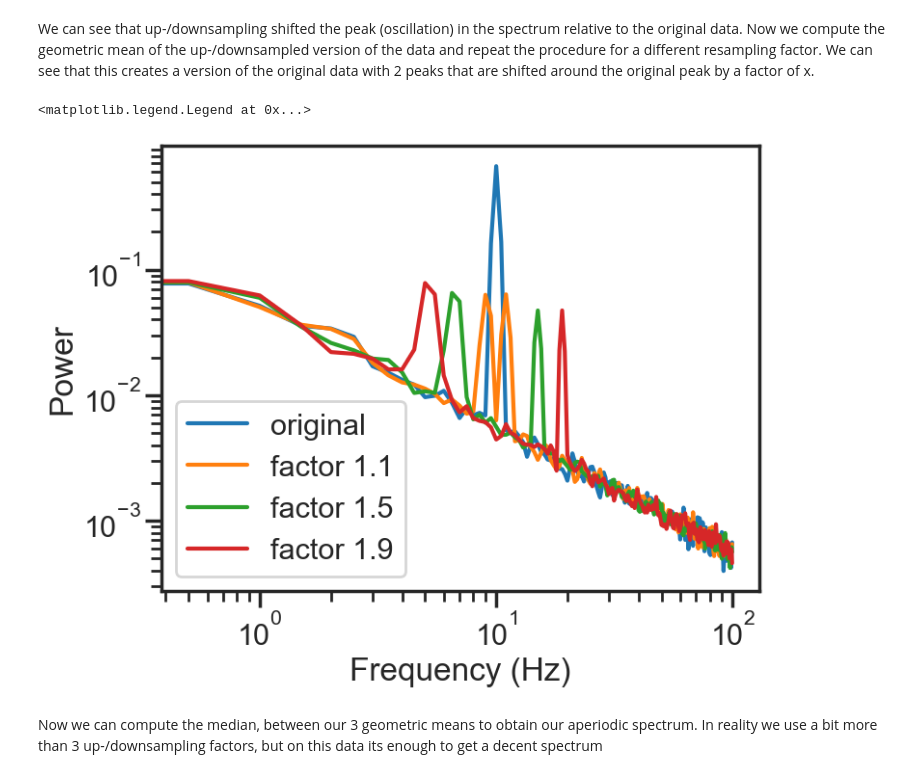
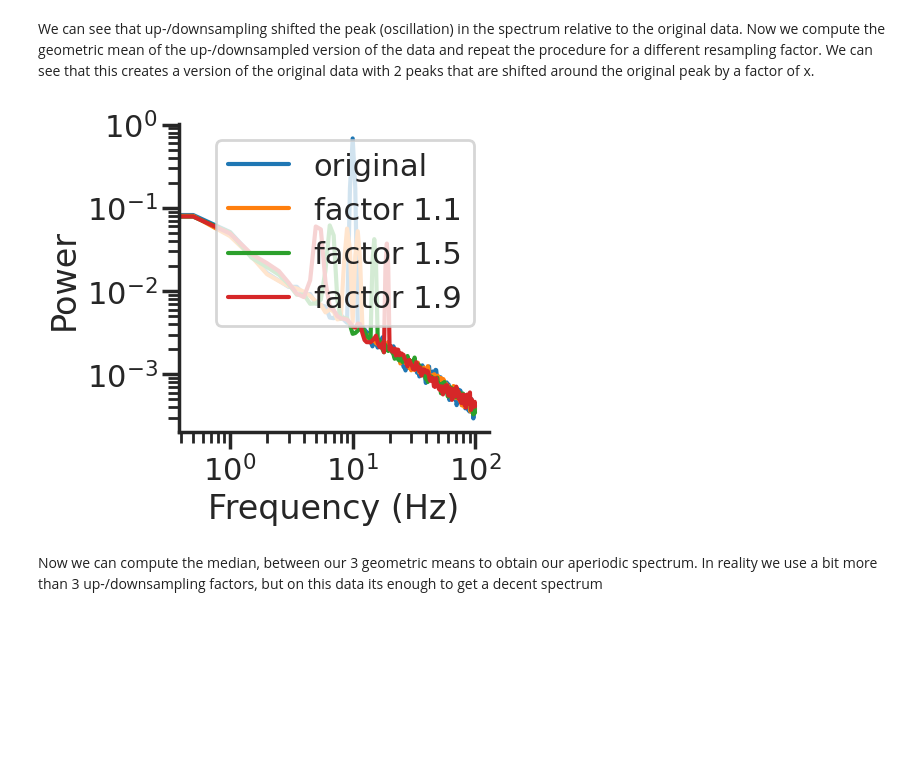
Before and after one commit to schmidtfa/pyrasa, a Jupyter notebook: examples/basic_functionality.ipynb, the cells around one changed output. Drawn from its saved outputs; the diff is of its cells as text; code cells hidden in the pictures; blank space fills up the shorter version.

```diff
--- a/examples/basic_functionality.ipynb
+++ b/examples/basic_functionality.ipynb
@@ -13,6 +13,12 @@ import pandas as pd
 
 sns.set_style('ticks')
 sns.set_context('poster')
+
+import matplotlib as mpl
+new_rc_params = {'text.usetex': False,
+                 "svg.fonttype": 'none'
+}
+mpl.rcParams.update(new_rc_params)
 # %% [markdown]
 We first simulate a signal with a single oscillation and a spectral slope of -1
 # %%
@@ -154,23 +161,23 @@ We can see that this creates a version of the original data with 2 peaks that ar
 # %%
 
 psd_up_19, psd_dw_19 = simple_rasa(1.9)
 psd_up_11, psd_dw_11 = simple_rasa(1.1)
 
 gmean = lambda x, y : np.sqrt(x * y)
 
-f, ax = plt.subplots(figsize=(8,6))
+f, ax = plt.subplots(figsize=(4,4))
 f_max = freq < 100
 ax.loglog(freq[f_max], psd[f_max], label='original')
 ax.loglog(freq[f_max], gmean(psd_up_11, psd_dw_11)[f_max], label='factor 1.1')
 ax.loglog(freq[f_max], gmean(psd_up, psd_dw)[f_max], label='factor 1.5')
 ax.loglog(freq[f_max], gmean(psd_up_19, psd_dw_19)[f_max], label='factor 1.9')
 ax.set_ylabel('Power')
 ax.set_xlabel('Frequency (Hz)')
 
 plt.legend()
+sns.despine()
 # %% [output]
-<matplotlib.legend.Legend at 0x...>
-[figure, old version]
+[figure, new version]
 # %% [markdown]
 Now we can compute the median, between our 3 geometric means to obtain our aperiodic spectrum. In reality we use a bit more than 3 up-/downsampling factors, but on this data its enough to get a decent spectrum
 # %%
```
Also changed, not shown: parts of 15 cells of this notebook, 32 other files.
